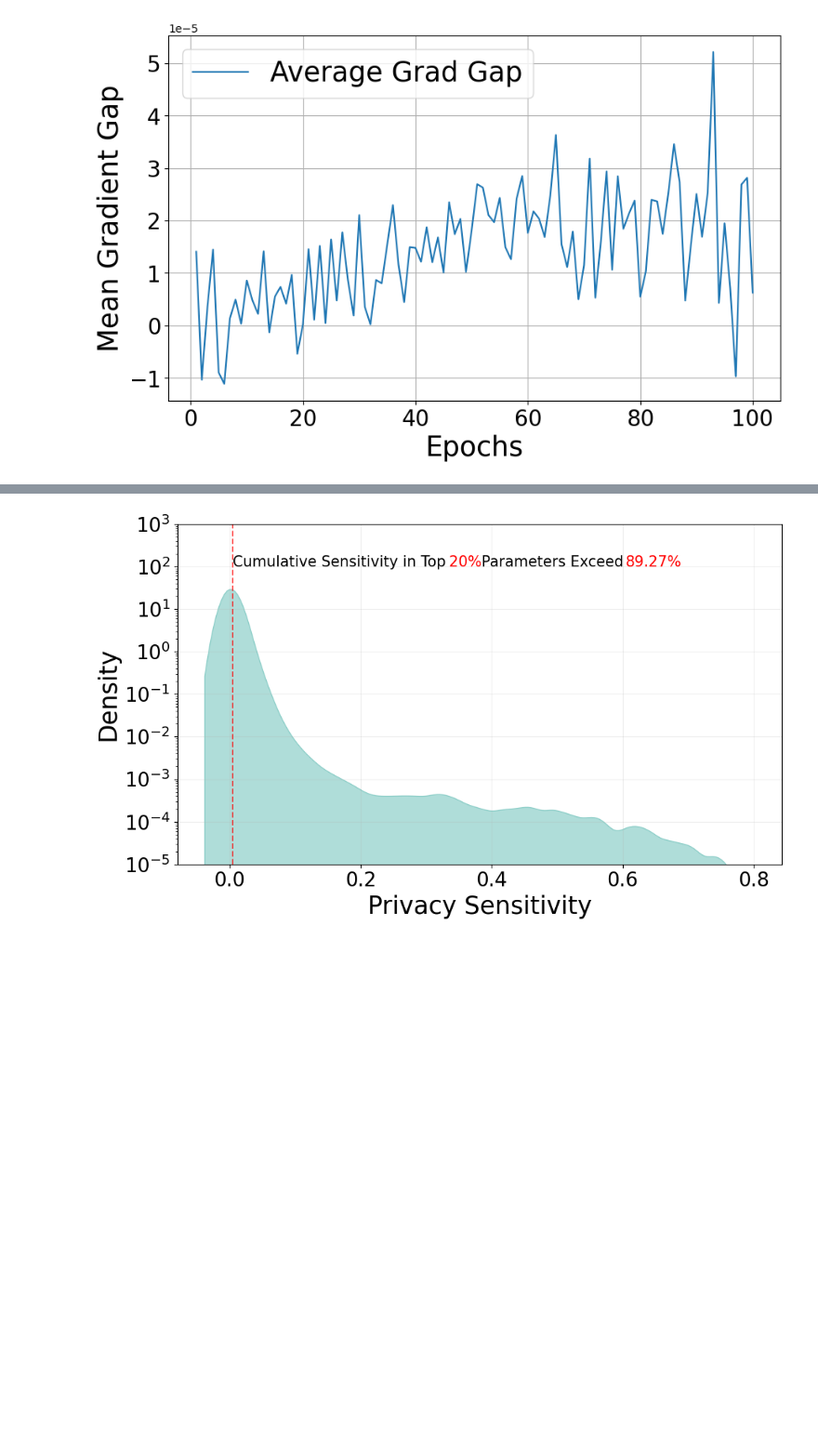
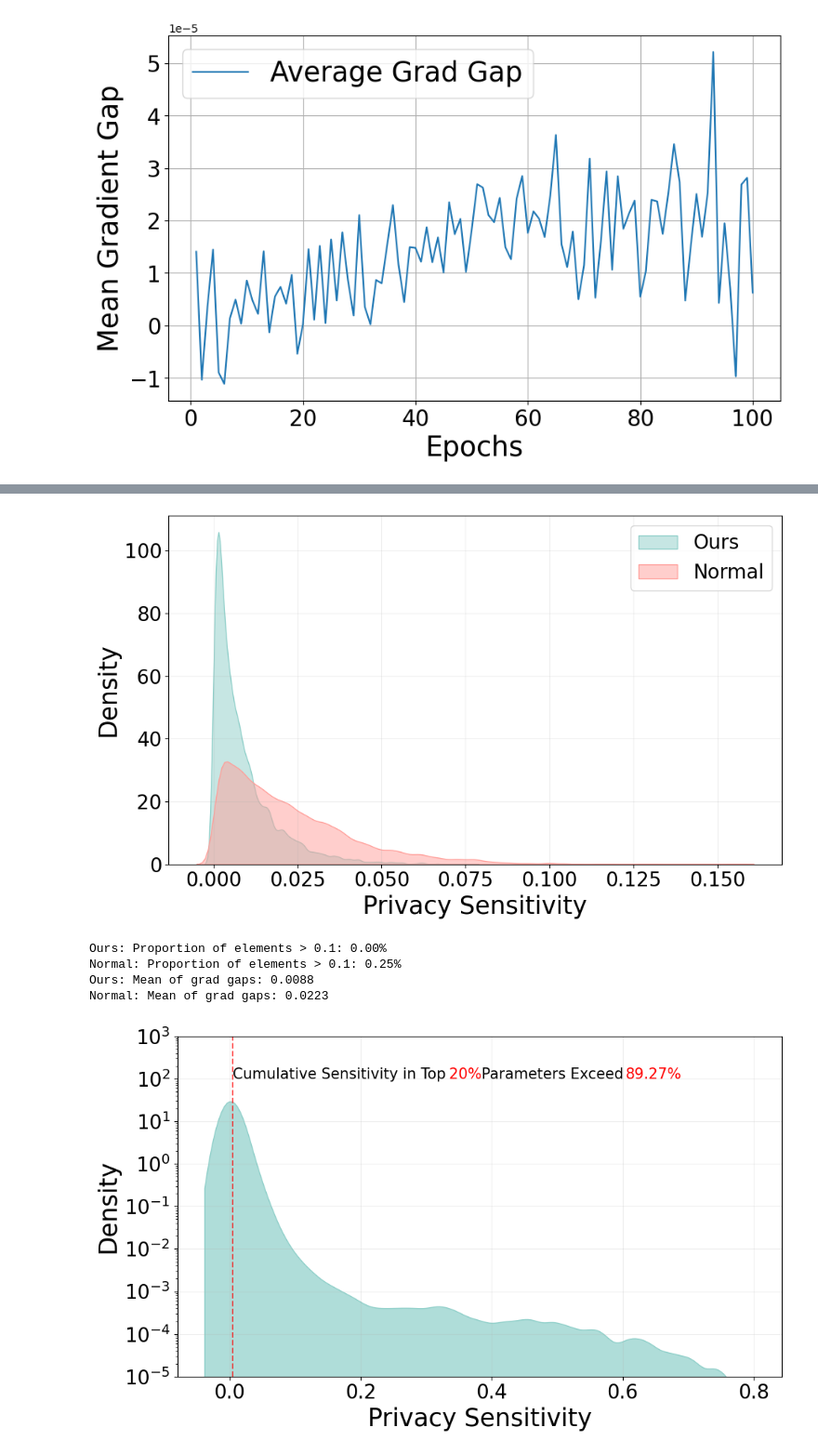
Before and after one commit to Fujump/MLHospital, a Jupyter notebook: mlh/examples/visual.ipynb, the cells around one changed output, grey strips where cells are left out. Shown at 93% size. Drawn from its saved outputs; the diff is of its cells as text; code cells hidden in the pictures; blank space fills up the shorter version.

```diff
--- a/mlh/examples/visual.ipynb
+++ b/mlh/examples/visual.ipynb
@@ -805,3 +1565,68 @@ print(f'大于0.05的元素占比: {proportion:.2%}')
+# %%
+import matplotlib.pyplot as plt
+import seaborn as sns
+import numpy as np
+import torch
+
+# Function to process grad gaps and return flattened numpy array
+def process_grad_gaps(file_path, layer_name_filter="fc"):
+    grad_gaps_last_epoch = []
+    loaded_grad_gaps = torch.load(file_path)
+    for name, grad_gap in loaded_grad_gaps.items():
+        if layer_name_filter in name:
+            grad_gap_values = abs(grad_gap.cpu().numpy().flatten())
+            grad_gaps_last_epoch.extend(grad_gap_values)
+    return np.array(grad_gaps_last_epoch)
+
+# Load and process grad gaps for the two datasets
+grad_gaps_set1 = process_grad_gaps(
+    '/data/home/huq/MLHospital/log_distribution/grad_gaps_ours_Reg-0.001-10050-10000_1.5.pth',
+    layer_name_filter="fc"
+)
+grad_gaps_set2 = process_grad_gaps(
+    '/data/home/huq/MLHospital/log_distribution/grad_gaps_normal_noabs_Reg-0.0-0100-10000_0.0.pth',
+    layer_name_filter="fc"
+)
+
+# Plot the KDE for both datasets
+plt.figure(figsize=(10, 6))
+sns.kdeplot(grad_gaps_set1, bw_adjust=0.5, fill=True, color='#8ECFC9', label='Ours', alpha=0.5)
+sns.kdeplot(grad_gaps_set2, bw_adjust=0.5, fill=True, color='#FF9F9A', label='Normal', alpha=0.5)
+
+# Customize plot appearance
+plt.xlabel('Privacy Sensitivity', fontsize=25)
+plt.ylabel('Density', fontsize=25)
+plt.xticks(fontsize=20)
+plt.yticks(fontsize=20)
+plt.legend(fontsize=20)
+plt.grid(True, alpha=0.2)
+plt.tight_layout()
+
+# Save and show the figure
+plt.savefig("/data/home/huq/MLHospital/figs/loss_gap_grad_distribution_fc_comparison.pdf")
+plt.show()
+
+# Statistics for grad gaps above the threshold for each dataset
+threshold = 0.1
+proportion_set1 = np.sum(grad_gaps_set1 > threshold) / grad_gaps_set1.size
+proportion_set2 = np.sum(grad_gaps_set2 > threshold) / grad_gaps_set2.size
+
+print(f'Ours: Proportion of elements > {threshold}: {proportion_set1:.2%}')
+print(f'Normal: Proportion of elements > {threshold}: {proportion_set2:.2%}')
+
+# Calculate the mean of each distribution
+mean_set1 = np.mean(grad_gaps_set1)
+mean_set2 = np.mean(grad_gaps_set2)
+
+# Print the means
+print(f'Ours: Mean of grad gaps: {mean_set1:.4f}')
+print(f'Normal: Mean of grad gaps: {mean_set2:.4f}')
+# %% [output]
+[figure, added]
+Ours: Proportion of elements > 0.1: 0.00%
+Normal: Proportion of elements > 0.1: 0.25%
+Ours: Mean of grad gaps: 0.0088
+Normal: Mean of grad gaps: 0.0223
 # %%
 import numpy as np
 import matplotlib.pyplot as plt
```
Also changed, not shown: parts of 13 cells of this notebook, 3 other files.
